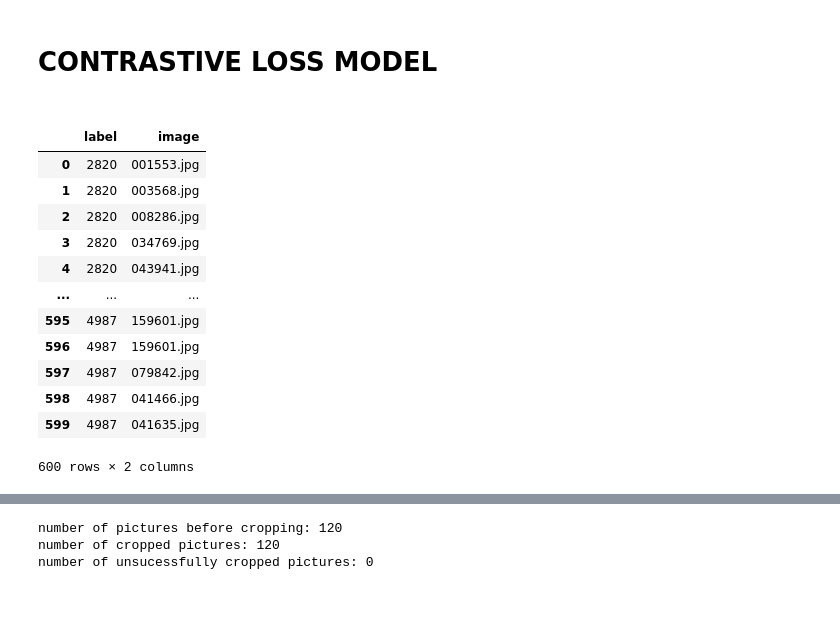
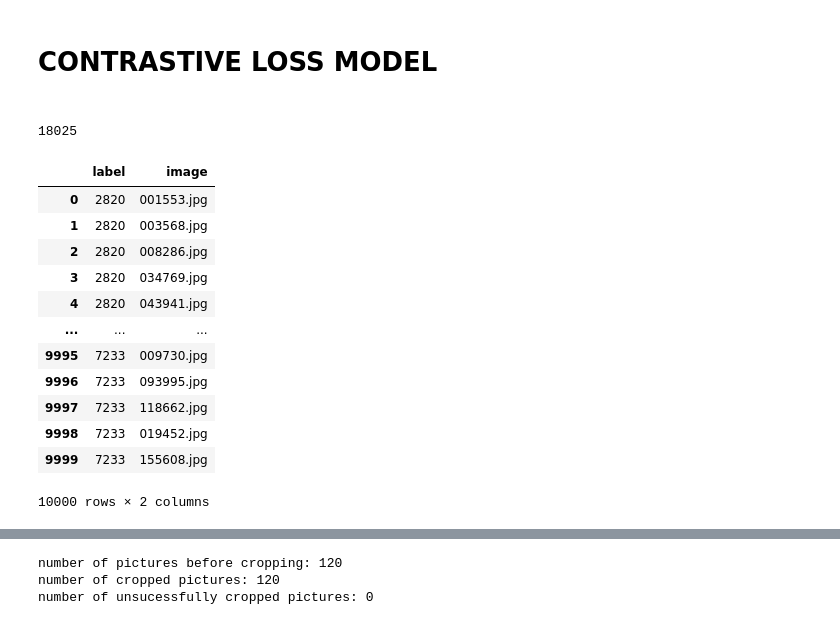
Before and after one commit to danielmalinovsky/python_facial_recognition, a Jupyter notebook: sprint5.ipynb, the cells around one changed output, grey strips where cells are left out. Saved outputs shown, nothing was run; the diff lists cells and outputs as text; code cells hidden in the pictures.

```diff
--- a/sprint5.ipynb
+++ b/sprint5.ipynb
@@ -94,36 +94,39 @@ if export_file != '':
 # %%
 #Filtering training set - both images and labels as data frame.
 training_set = identity_filtered[identity_filtered['image'].isin(train_imgs)]
+# %%
+#Extracting 100 labels having the most pictures - we gonna use only part of the training set.
+labs = list(train_labels.value_counts().head(1000).index)
+train_labels.value_counts().head(1000).sum()
+# %% [output]
+18025
 # %%
-#Extracting 100 labels having the most pictures - we gonna use only part of the training set.
-labs = list(train_labels.value_counts().head(100).index)
-
 #extracting randomly 6 pictures per each label.
 random.seed(12496)
-pics = {i:[random.choices(list(training_set.loc[training_set['image_id'] == i,'image']), k = 6)] for i in labs}
+pics = {i:[random.choices(list(training_set.loc[training_set['image_id'] == i,'image']), k = 10)] for i in labs}
 # %%
 #combining both filtered pictures and labels into a data frame.
 subset_df = pd.DataFrame(pics).transpose()
 subset_df.index = labs
 subset_df.columns = ['pics']
-subset_df[[f'pic_{i}' for i  in range(1,7)]] = pd.DataFrame(subset_df.pics.tolist(), index= subset_df.index)
+subset_df[[f'pic_{i}' for i  in range(1,11)]] = pd.DataFrame(subset_df.pics.tolist(), index= subset_df.index)
 subset_df = subset_df.drop('pics',axis = 1)
 subset_df = subset_df.stack().reset_index().drop('level_1', axis=1).rename(columns = {'level_0':'label', 0: 'image'})
 subset_df
 # %% [output]
 |  | label | image |
 | 0 | 2820 | 001553.jpg |
 | 1 | 2820 | 003568.jpg |
 | 2 | 2820 | 008286.jpg |
 | 3 | 2820 | 034769.jpg |
 | 4 | 2820 | 043941.jpg |
 | ... | ... | ... |
-| 595 | 4987 | 159601.jpg |
-| 596 | 4987 | 159601.jpg |
-| 597 | 4987 | 079842.jpg |
-| 598 | 4987 | 041466.jpg |
-| 599 | 4987 | 041635.jpg |
+| 9995 | 7233 | 009730.jpg |
+| 9996 | 7233 | 093995.jpg |
+| 9997 | 7233 | 118662.jpg |
+| 9998 | 7233 | 019452.jpg |
+| 9999 | 7233 | 155608.jpg |
-600 rows × 2 columns
+10000 rows × 2 columns
 # %%
 #Extracting the filtered labels and pictures.
 imgs_pn, labels_pn = subset_df['image'], subset_df['label']
```
Also changed, not shown: parts of 12 cells of this notebook.
